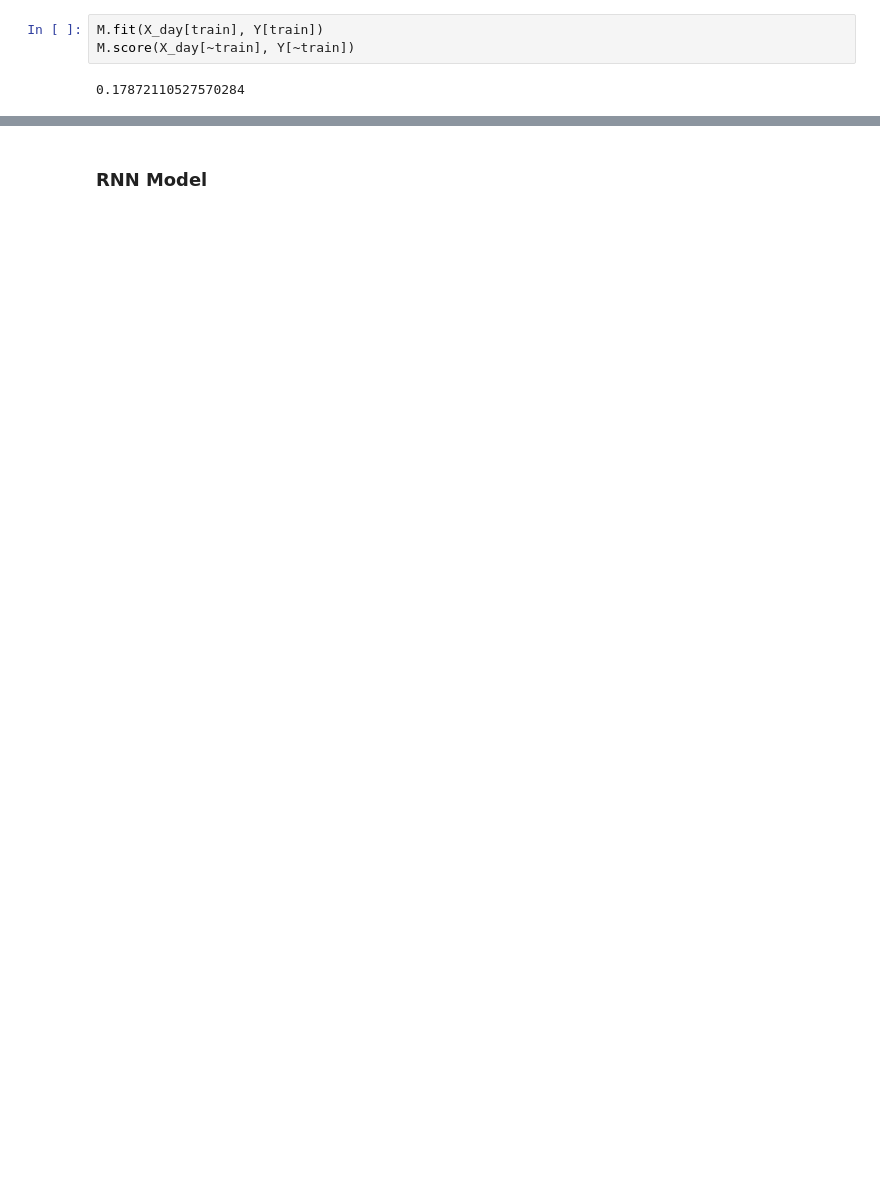
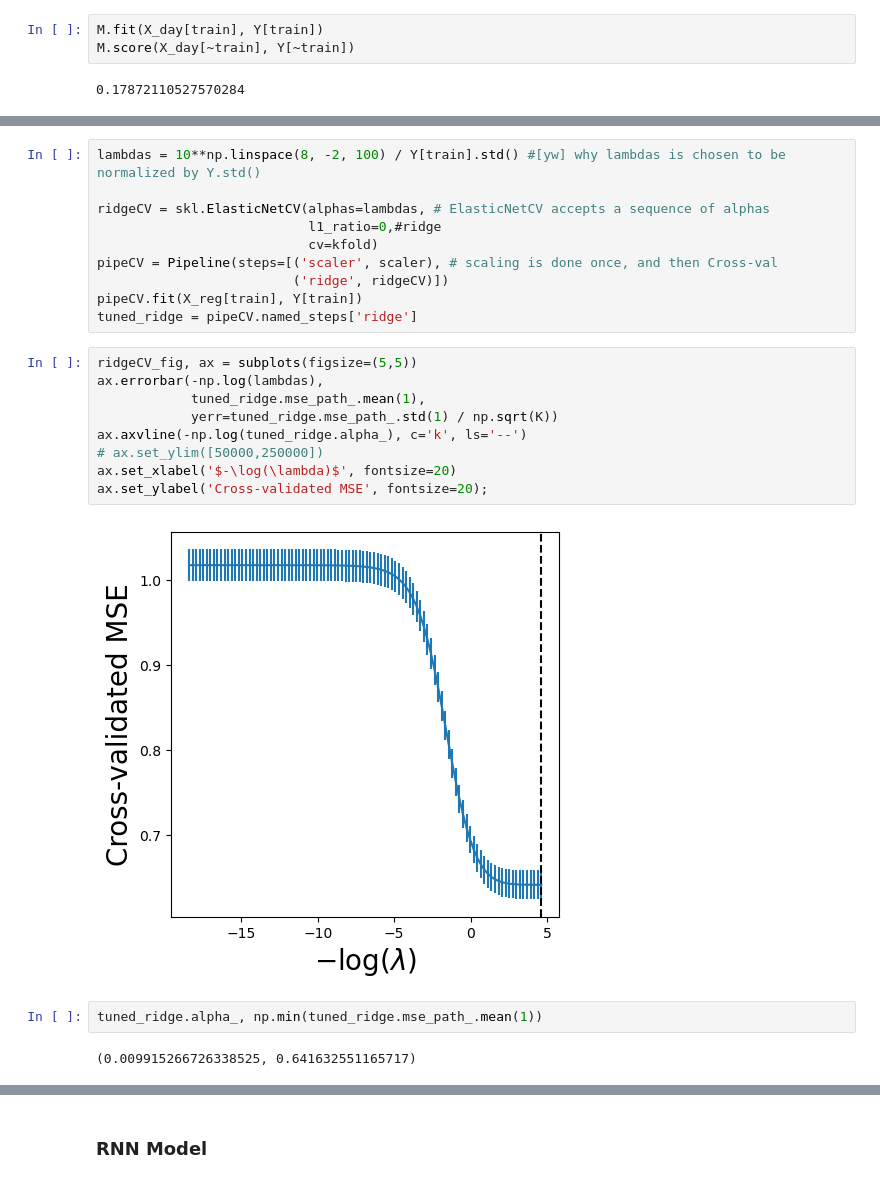
Before and after one commit to ywanglab/stat4500, a Jupyter notebook: class_project.ipynb, the cells around one changed output, grey strips where cells are left out. Cells and saved outputs as stored; diff of their text form; blank space fills up the shorter version.

```diff
--- a/class_project.ipynb
+++ b/class_project.ipynb
@@ -456,0 +802,25 @@ M.score(X_day[~train], Y[~train])
+# %%
+lambdas = 10**np.linspace(8, -2, 100) / Y[train].std() #[yw] why lambdas is chosen to be normalized by Y.std()
+
+ridgeCV = skl.ElasticNetCV(alphas=lambdas, # ElasticNetCV accepts a sequence of alphas
+                           l1_ratio=0,#ridge
+                           cv=kfold)
+pipeCV = Pipeline(steps=[('scaler', scaler), # scaling is done once, and then Cross-val
+                         ('ridge', ridgeCV)])
+pipeCV.fit(X_reg[train], Y[train])
+tuned_ridge = pipeCV.named_steps['ridge']
+# %%
+ridgeCV_fig, ax = subplots(figsize=(5,5))
+ax.errorbar(-np.log(lambdas),
+            tuned_ridge.mse_path_.mean(1),
+            yerr=tuned_ridge.mse_path_.std(1) / np.sqrt(K))
+ax.axvline(-np.log(tuned_ridge.alpha_), c='k', ls='--')
+# ax.set_ylim([50000,250000])
+ax.set_xlabel('$-\log(\lambda)$', fontsize=20)
+ax.set_ylabel('Cross-validated MSE', fontsize=20);
+# %% [output]
+[figure, added]
+# %%
+tuned_ridge.alpha_, np.min(tuned_ridge.mse_path_.mean(1))
+# %% [output]
+(0.009915266726338525, 0.641632551165717)
```
Also changed, not shown: parts of 95 cells of this notebook, 9 other files.
